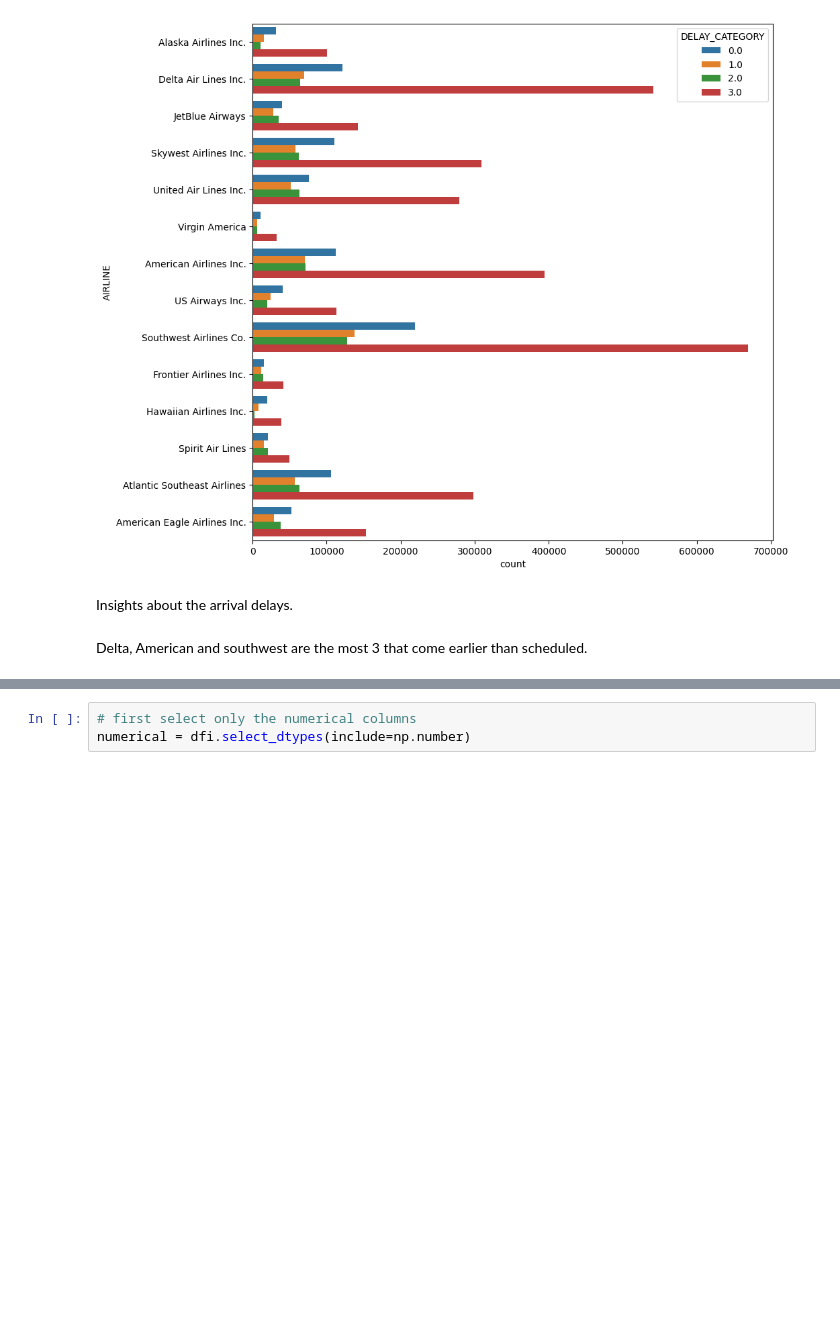
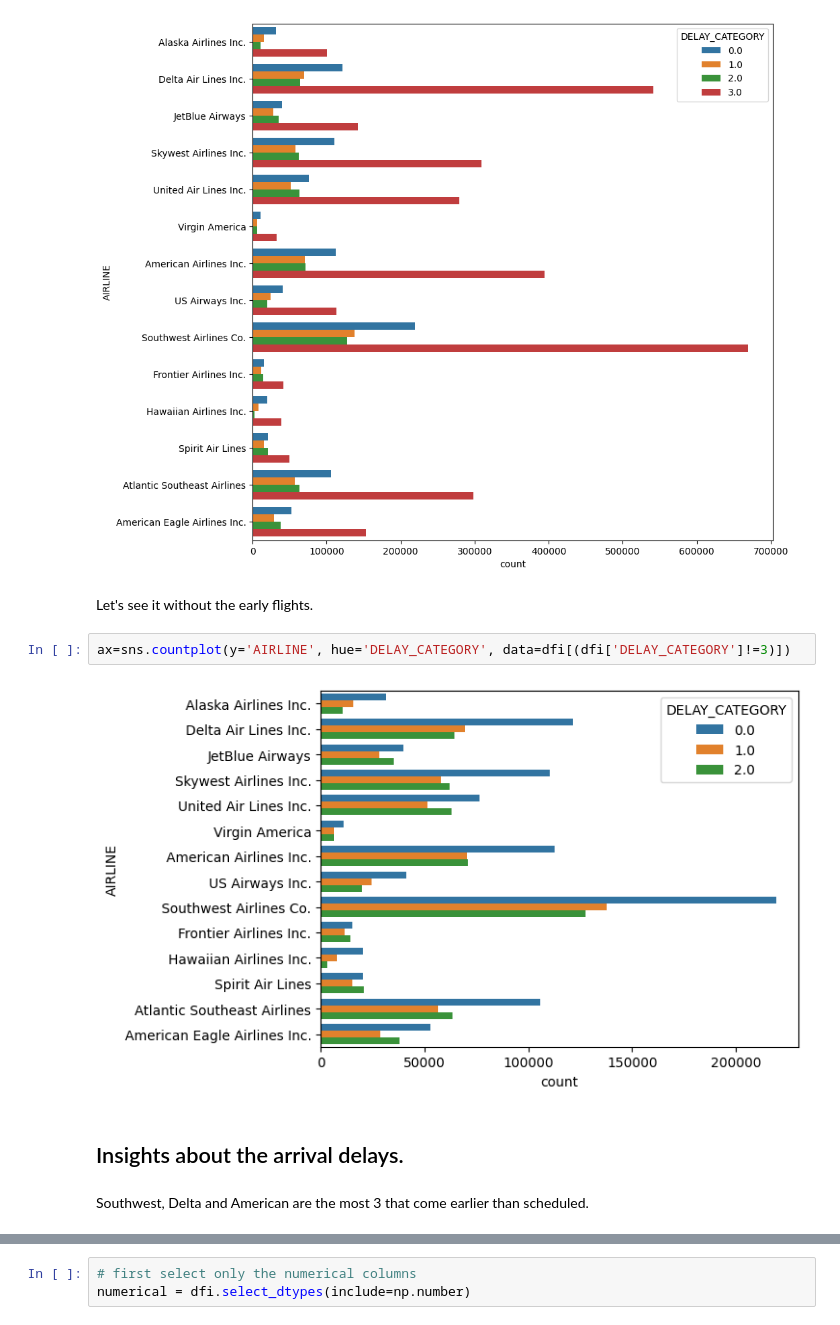
Before and after one commit to ssary/USA-Flight-delays, a Jupyter notebook: P2.ipynb, the cells around one changed output, grey strips where cells are left out. Cells and saved outputs as stored; diff of their text form; blank space fills up the shorter version.

```diff
--- a/P2.ipynb
+++ b/P2.ipynb
@@ -355,8 +332,15 @@ fig = plt.figure(1, figsize=(10,10))
 ax=sns.countplot(y='AIRLINE', hue='DELAY_CATEGORY', data=dfi)
 # %% [output]
 [figure]
+# %% [markdown]
+Let's see it without the early flights.
+# %%
+ax=sns.countplot(y='AIRLINE', hue='DELAY_CATEGORY', data=dfi[(dfi['DELAY_CATEGORY']!=3)])
+# %% [output]
+[figure, added]
 # %% [markdown]
 Insights about the arrival delays.
+--
 # %% [markdown]
-Delta, American and southwest are the most 3 that come earlier than scheduled.
+Southwest, Delta and American are the most 3 that come earlier than scheduled.
 # %% [markdown]
```
Also changed, not shown: parts of 34 cells of this notebook.
